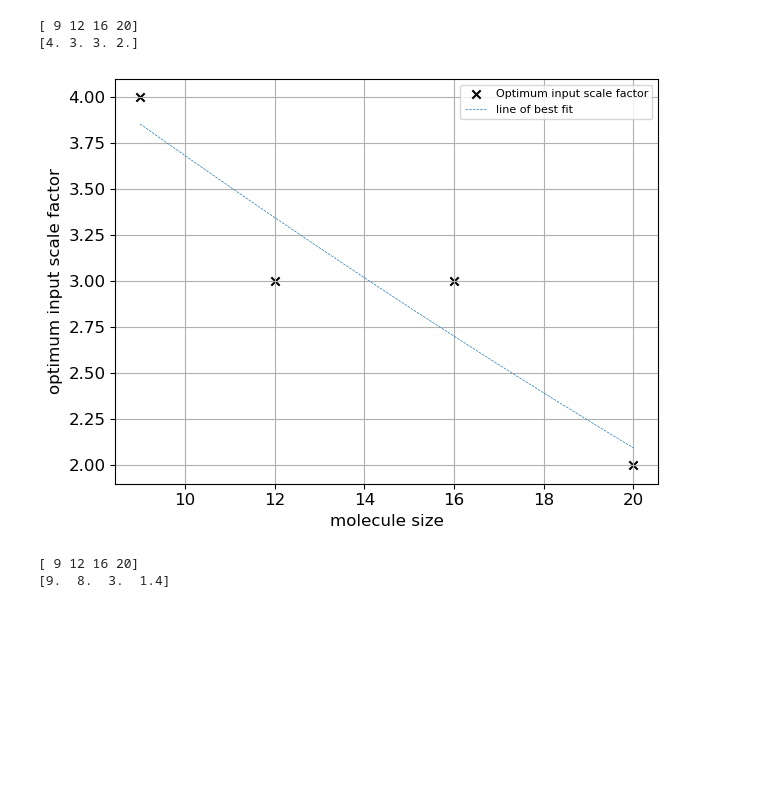
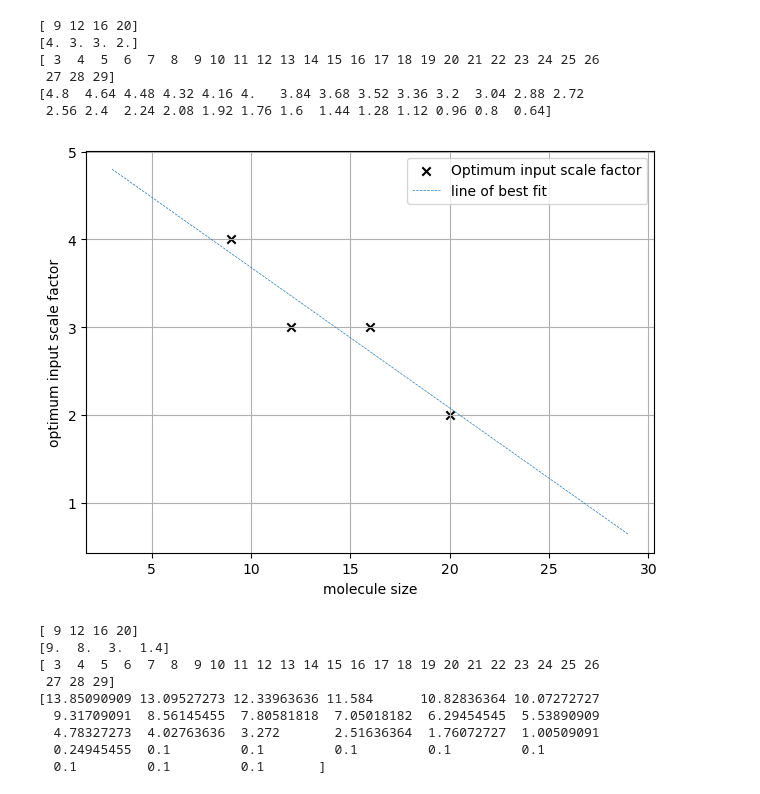
Before and after one commit to thelikhit/e3_diffusion_for_molecules, a Jupyter notebook: plots_rq1.ipynb, the cells around one changed output. Saved outputs shown, nothing was run; the diff lists cells and outputs as text; code cells hidden in the pictures; blank space fills up the shorter version.

```diff
--- a/plots_rq1.ipynb
+++ b/plots_rq1.ipynb
@@ -103,35 +143,50 @@ avg_df = (
 # Find the best (highest mol_stable) input_scale_factor for each schedule + atom count
 opt_df = avg_df.loc[
     avg_df.groupby(["diffusion_noise_schedule", "filter_n_atoms"])["mol_stable"].idxmax()
 ]
 
 for schedule, sub in opt_df.groupby("diffusion_noise_schedule"):
 
     sub = sub.sort_values("filter_n_atoms")
     x = sub["filter_n_atoms"].values
     y = sub["input_scale_factor"].values
     print(x)
     print(y)
 
-    coeffs = np.polyfit(x, y, 2)
+    coeffs = np.polyfit(x, y, 1)
     curve = np.poly1d(coeffs)
 
-    x_fit = np.linspace(x.min(), x.max(), 200)
+    x_fit = np.arange(3, 30, 1)
     y_fit = curve(x_fit)
+    y_fit = np.clip(y_fit, min=0.1)
+
+    print(x_fit)
+    print(y_fit)
 
     plt.figure()
     plt.scatter(x, y, color="black", label="Optimum input scale factor", marker='x')
     plt.plot(x_fit, y_fit, linestyle="--", label="line of best fit", linewidth=0.5)
 
     plt.xlabel("molecule size")
     plt.ylabel("optimum input scale factor")
     plt.legend()
     plt.grid(True)
     plt.tight_layout()
     plt.show()
 # %% [output]
 [ 9 12 16 20]
 [4. 3. 3. 2.]
+[ 3  4  5  6  7  8  9 10 11 12 13 14 15 16 17 18 19 20 21 22 23 24 25 26
+ 27 28 29]
+[4.8  4.64 4.48 4.32 4.16 4.   3.84 3.68 3.52 3.36 3.2  3.04 2.88 2.72
+ 2.56 2.4  2.24 2.08 1.92 1.76 1.6  1.44 1.28 1.12 0.96 0.8  0.64]
-[figure, old version]
+[figure, new version]
 [ 9 12 16 20]
 [9.  8.  3.  1.4]
+[ 3  4  5  6  7  8  9 10 11 12 13 14 15 16 17 18 19 20 21 22 23 24 25 26
+ 27 28 29]
+[13.85090909 13.09527273 12.33963636 11.584      10.82836364 10.07272727
+  9.31709091  8.56145455  7.80581818  7.05018182  6.29454545  5.53890909
+  4.78327273  4.02763636  3.272       2.51636364  1.76072727  1.00509091
+  0.24945455  0.1         0.1         0.1         0.1         0.1
+  0.1         0.1         0.1       ]
```
Also changed, not shown: parts of 3 cells of this notebook, 5 other files.
